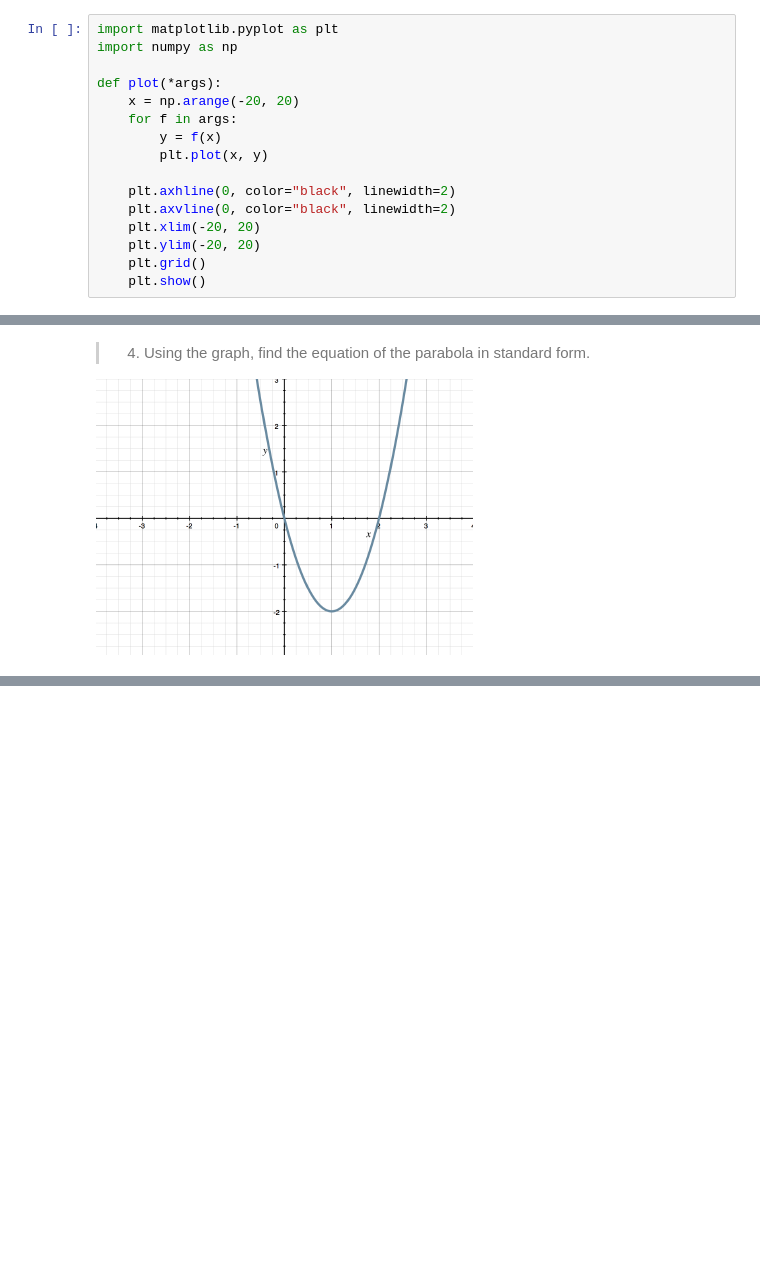
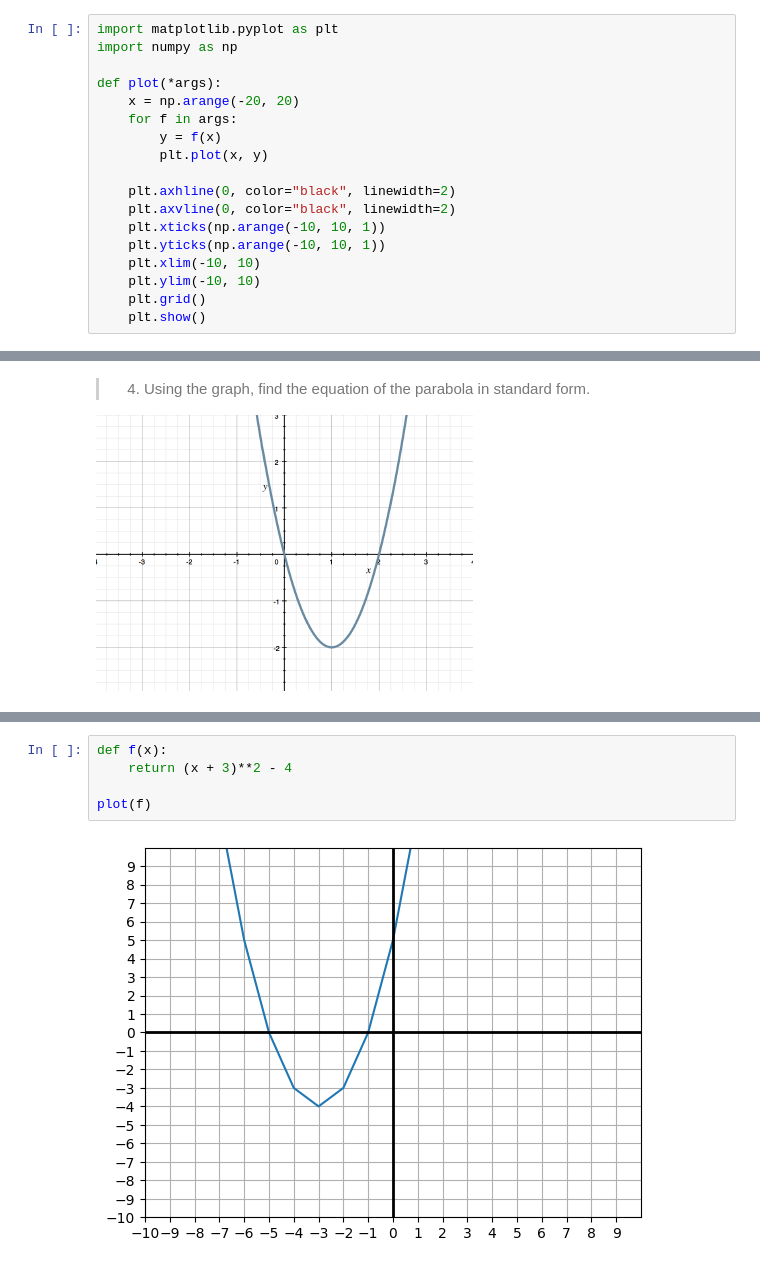
Before and after one commit to acasasis-dev/become-an-algebra-master, a Jupyter notebook: bonus/algebra-2/section-17-graphing/exercise-02-graphing-parabolas.ipynb, the cells around one changed output, grey strips where cells are left out. Saved outputs shown, nothing was run; the diff lists cells and outputs as text; blank space fills up the shorter version.

```diff
--- a/bonus/algebra-2/section-17-graphing/exercise-02-graphing-parabolas.ipynb
+++ b/bonus/algebra-2/section-17-graphing/exercise-02-graphing-parabolas.ipynb
@@ -12,8 +12,10 @@ def plot(*args):
 
     plt.axhline(0, color="black", linewidth=2)
     plt.axvline(0, color="black", linewidth=2)
-    plt.xlim(-20, 20)
-    plt.ylim(-20, 20)
+    plt.xticks(np.arange(-10, 10, 1))
+    plt.yticks(np.arange(-10, 10, 1))
+    plt.xlim(-10, 10)
+    plt.ylim(-10, 10)
     plt.grid()
     plt.show()
 # %% [markdown]
@@ -56,2 +90,9 @@ The vertex is $(-2, 6)$ and the axis of symmetry is $-2$
+# %%
+def f(x):
+	return (x + 3)**2 - 4
+
+plot(f)
+# %% [output]
+[figure, added]
 # %% [markdown]
 > 6. Complete the square to graph $y = − x^2 − 4x − 6$.
```
Also changed, not shown: parts of 4 cells of this notebook.
